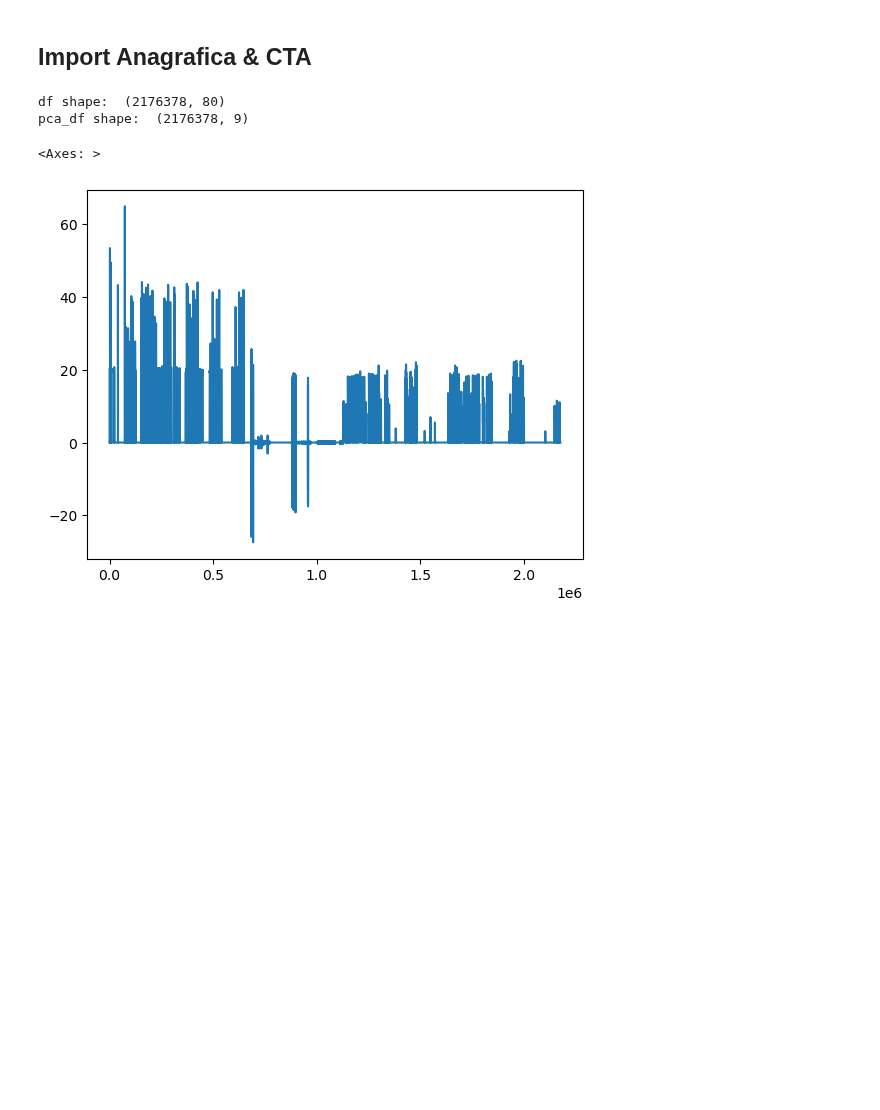
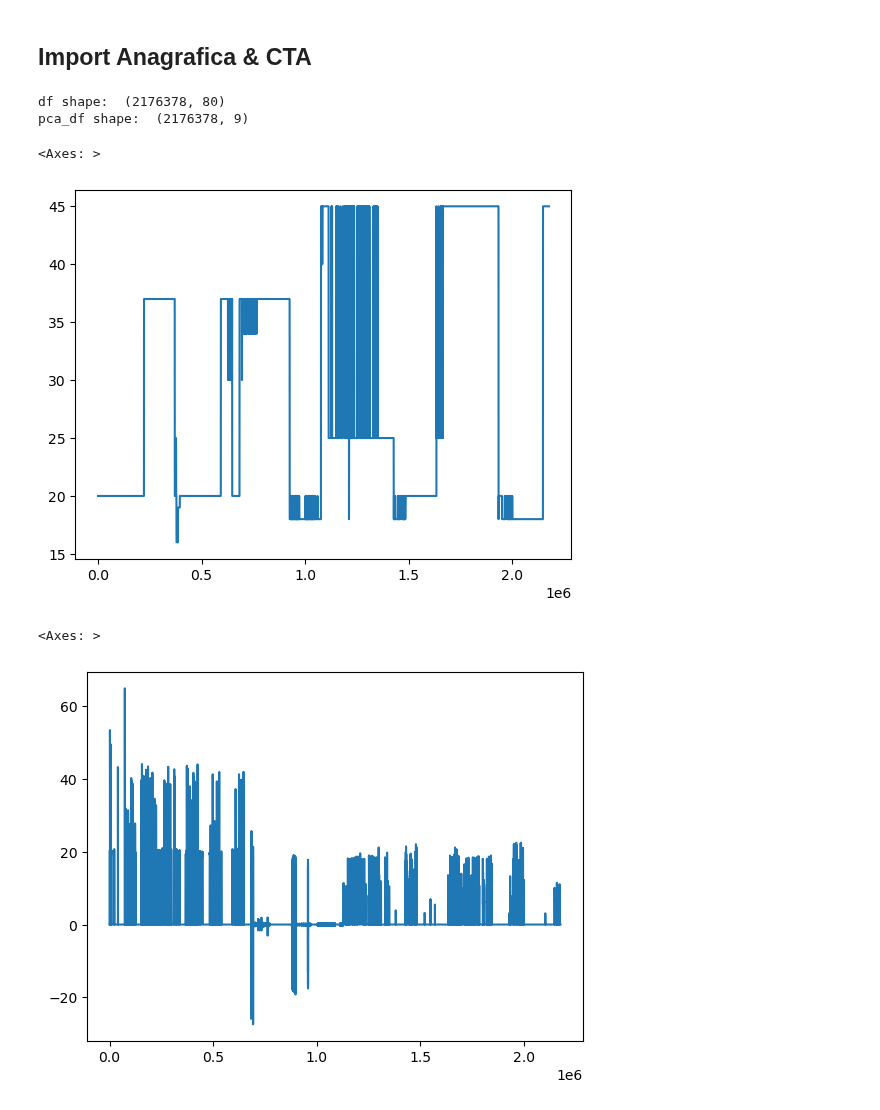
Before and after one commit to edoardorossi1995/Tesi, a Jupyter notebook: MDP_Modeling.ipynb, the cells around one changed output. Drawn from its saved outputs; the diff is of its cells as text; code cells hidden in the pictures; blank space fills up the shorter version.

```diff
--- a/MDP_Modeling.ipynb
+++ b/MDP_Modeling.ipynb
@@ -131,6 +128,12 @@ print("pca_df shape: ", pca_df.shape)
 # %% [output]
 df shape:  (2176378, 80)
 pca_df shape:  (2176378, 9)
+# %%
+df['T_M_SP_00'].plot()
+#df['F_M_FDBK_00'].plot()
+# %% [output]
+<Axes: >
+[figure, added]
 # %%
 df['PW_ATT_M_00'].plot()
 # %% [output]
```
Also changed, not shown: parts of 11 cells of this notebook.
